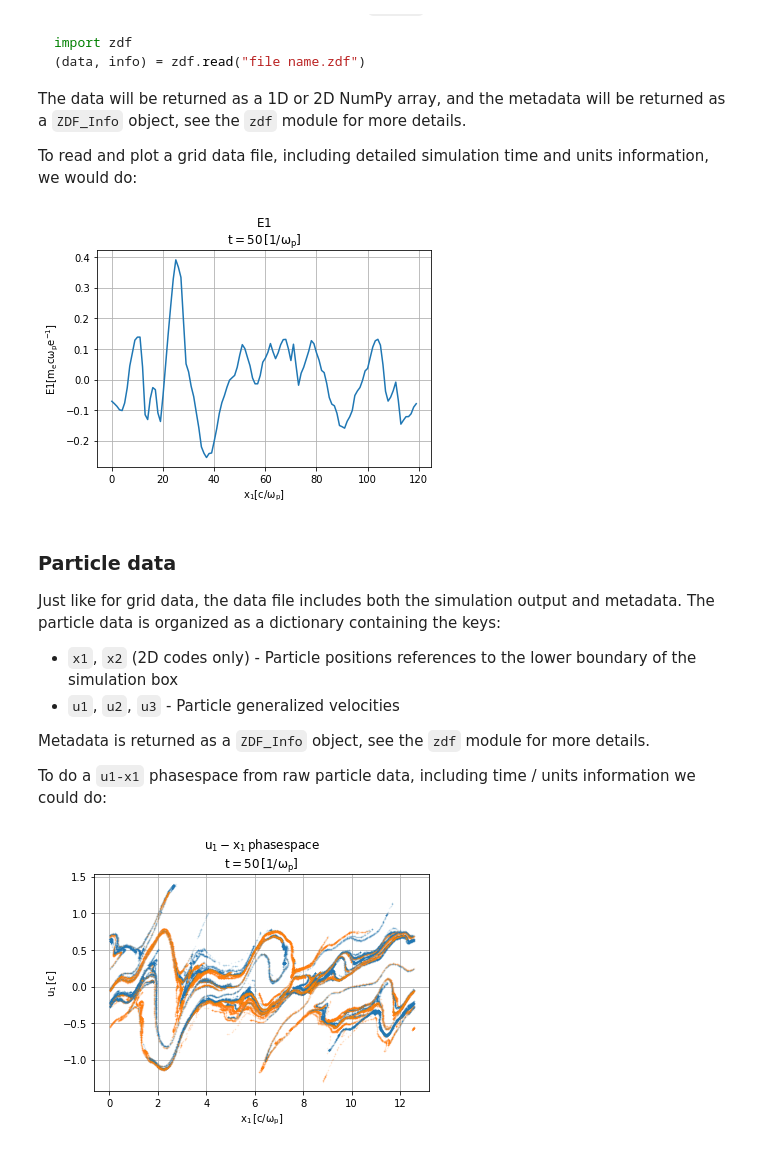
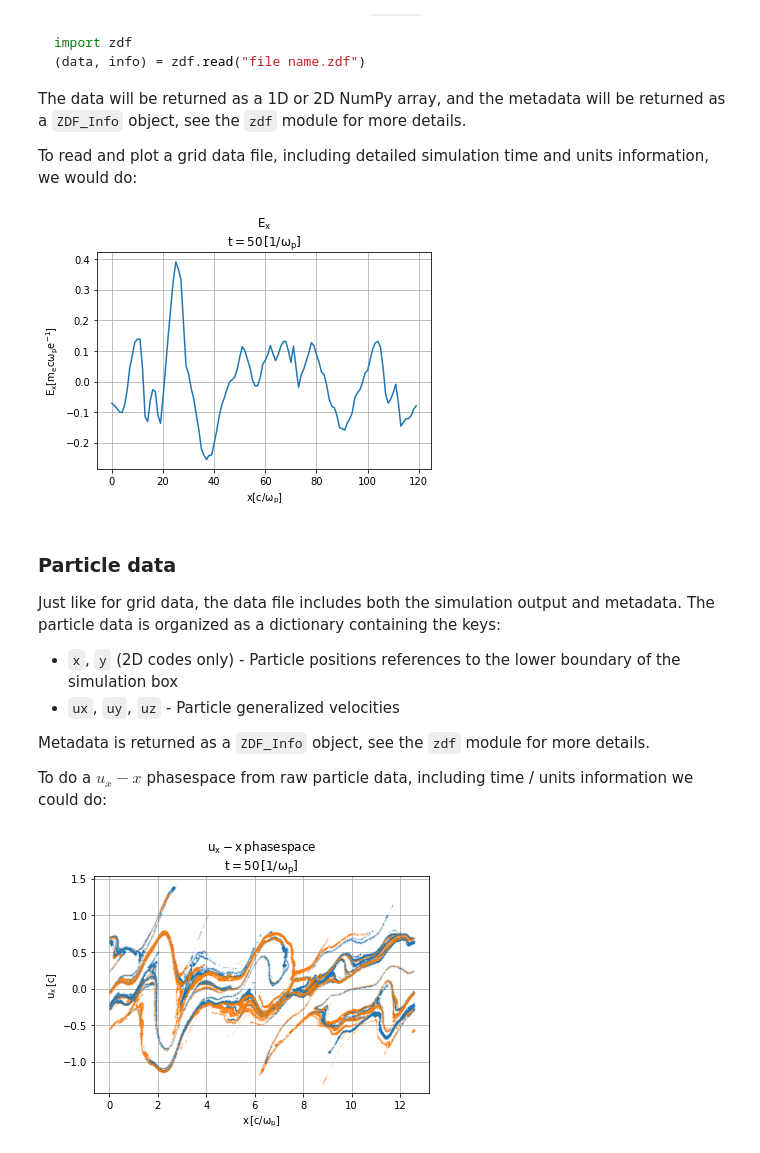
Before and after one commit to ricardo-fonseca/zpic, a Jupyter notebook: python/notebooks/tutorial/Saving results.ipynb, the cells around one changed output. Drawn from its saved outputs; the diff is of its cells as text; code cells hidden in the pictures.

```diff
--- a/python/notebooks/tutorial/Saving results.ipynb
+++ b/python/notebooks/tutorial/Saving results.ipynb
@@ -106,61 +106,61 @@ To read and plot a grid data file, including detailed simulation time and units
 # %%
 import zdf
 import matplotlib.pyplot as plt
 
-(data,info) = zdf.read("EMF/E1-000500.zdf")
+(data,info) = zdf.read("EMF/E0-000500.zdf")
 
 xlabel = info.grid.axis[0].label + ' [' + info.grid.axis[0].units + ']'
 ylabel = info.grid.label + ' [' + info.grid.units + ']'
 title = info.grid.label
 timeLabel = "t = {:g}\,[{:s}]".format(info.iteration.t, info.iteration.tunits)
 
 plt.plot(data)
 plt.title(r'$\sf{' + title + r'}$' + '\n' + r'$\sf{'+ timeLabel+ r'}$')
 
 plt.xlabel(r'$\sf{' +xlabel+ r'}$')
 plt.ylabel(r'$\sf{' +ylabel+ r'}$')
 
 plt.grid(True)
 plt.show()
 # %% [output]
-[figure, old version]
+[figure, new version]
 # %% [markdown]
 ### Particle data
 
 Just like for grid data, the data file includes both the simulation output and metadata. The particle data is organized as a dictionary containing the keys:
-* `x1`, `x2` (2D codes only) - Particle positions references to the lower boundary of the simulation box
-* `u1`, `u2`, `u3` - Particle generalized velocities
+* `x`, `y` (2D codes only) - Particle positions references to the lower boundary of the simulation box
+* `ux`, `uy`, `uz` - Particle generalized velocities
 
 Metadata is returned as a `ZDF_Info` object, see the `zdf` module for more details.
 
-To do a `u1-x1` phasespace from raw particle data, including time / units information we could do:
+To do a $u_x - x$ phasespace from raw particle data, including time / units information we could do:
 # %%
 import zdf
 import matplotlib.pyplot as plt
 
-(particles,info) = zdf.read("PARTICLES/particles-right-000500.zdf")
+(particles,info) = zdf.read("PARTICLES/right/particles-right-000500.zdf")
 
-x = particles['x1']
-y = particles['u1']
+x = particles['x']
+y = particles['ux']
 
 plt.plot(x, y, '.', ms=1,alpha=0.1)
 
 
-title = "u_1-x_1\,phasespace"
+title = "u_x-x\,phasespace"
 timeLabel = "t = {:g}\,[{:s}]".format(info.iteration.t, info.iteration.tunits)
 
 plt.title(r'$\sf{' + title + r'}$' + '\n' + r'$\sf{' + timeLabel + r'}$')
 
-xlabel = "x_1\,[{:s}]".format( info.particles.units['x1'] )
-ylabel = "u_1\,[{:s}]".format( info.particles.units['u1'] )
+xlabel = "x\,[{:s}]".format( info.particles.qunits['x'] )
+ylabel = "u_x\,[{:s}]".format( info.particles.qunits['ux'] )
 
 plt.xlabel(r'$\sf{' + xlabel + r'}$')
 plt.ylabel(r'$\sf{' + ylabel + r'}$')
 
-(particles,info) = zdf.read("PARTICLES/particles-left-000500.zdf")
+(particles,info) = zdf.read("PARTICLES/left/particles-left-000500.zdf")
 
-x = particles['x1']
-y = particles['u1']
+x = particles['x']
+y = particles['ux']
 
 plt.plot(x, y, '.', ms=1,alpha=0.1)
 
@@ -168,4 +168,4 @@ plt.grid(True)
 
 plt.show()
 # %% [output]
-[figure, old version]
+[figure, new version]
```
Also changed, not shown: parts of 1 cell of this notebook, 1 other file.
